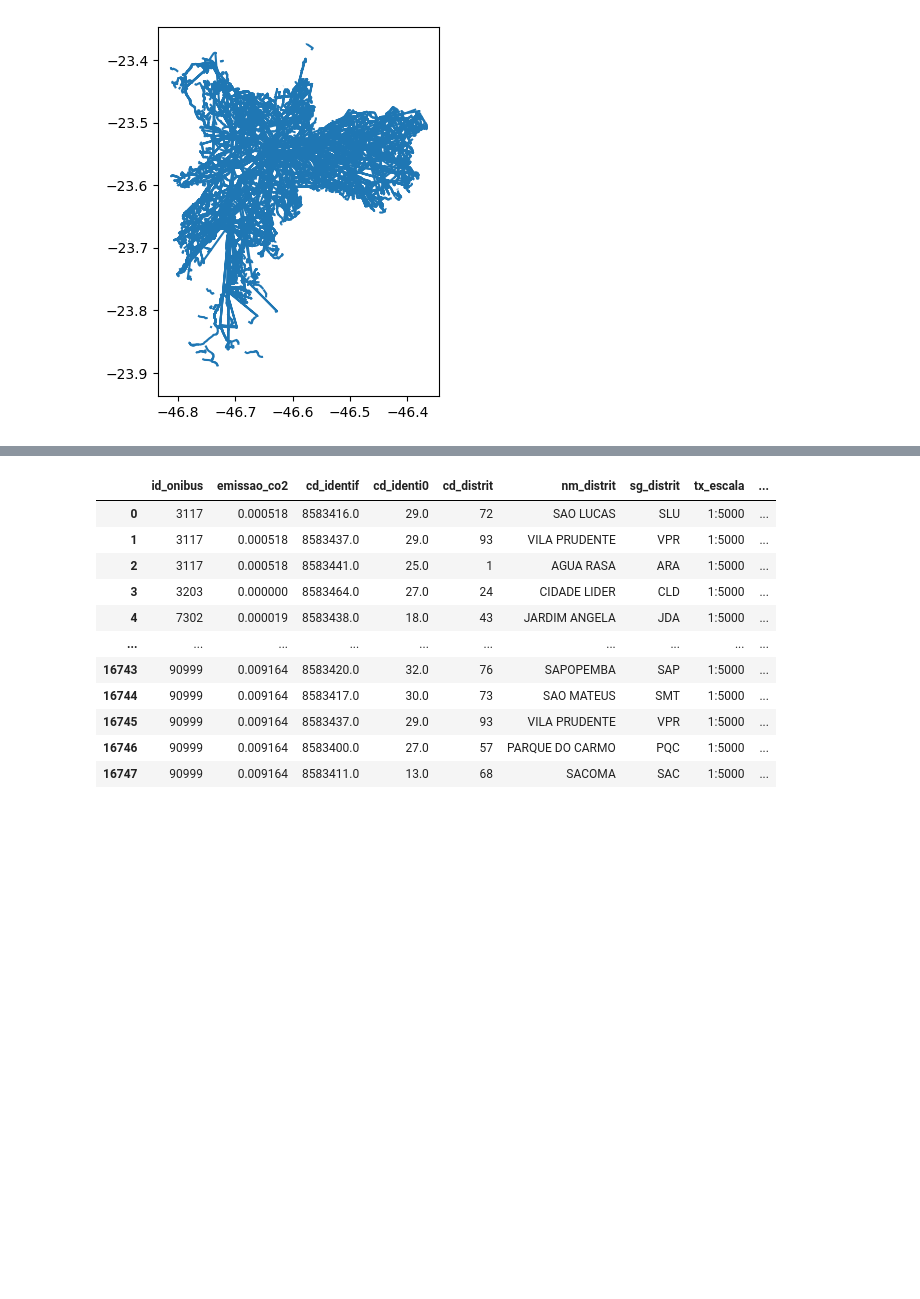
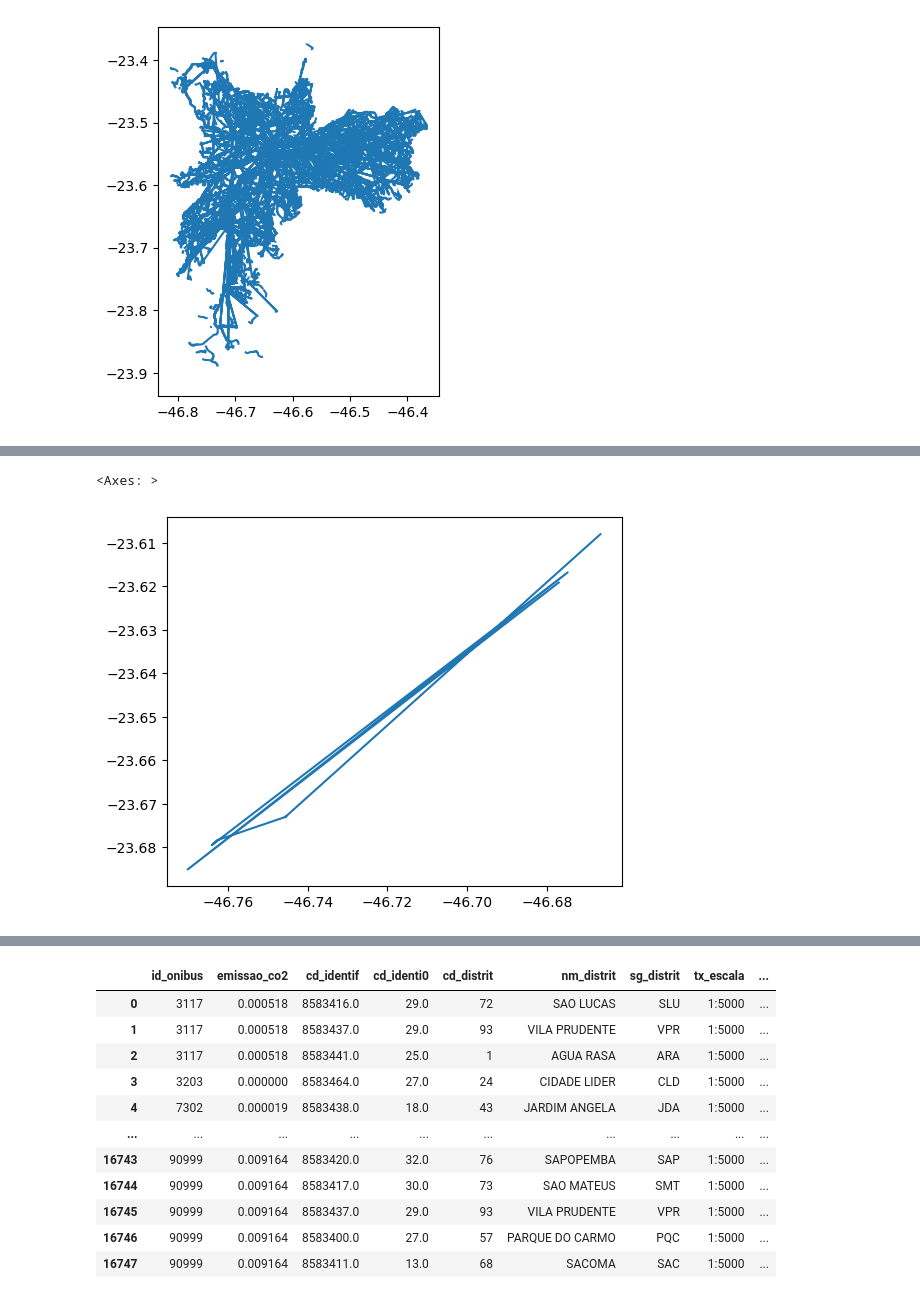
Before and after one commit to sepep-pmsp/dash_onibus_eletricos, a Jupyter notebook: 04_agg_distrito.ipynb, the cells around one changed output, grey strips where cells are left out. Saved outputs shown, nothing was run; the diff lists cells and outputs as text; code cells hidden in the pictures; blank space fills up the shorter version.

```diff
--- a/04_agg_distrito.ipynb
+++ b/04_agg_distrito.ipynb
@@ -82,3 +82,8 @@ trajetos[trajetos['id_onibus'] == onibus_aleatorio].plot()
+# %%
+trajetos[trajetos['id_onibus'] == 7311].plot()
+# %% [output]
+<Axes: >
+[figure, added]
 # %%
 trajetos = trajetos.to_crs(distritos.crs)
 # %%
```
Also changed, not shown: parts of 1 cell of this notebook.
